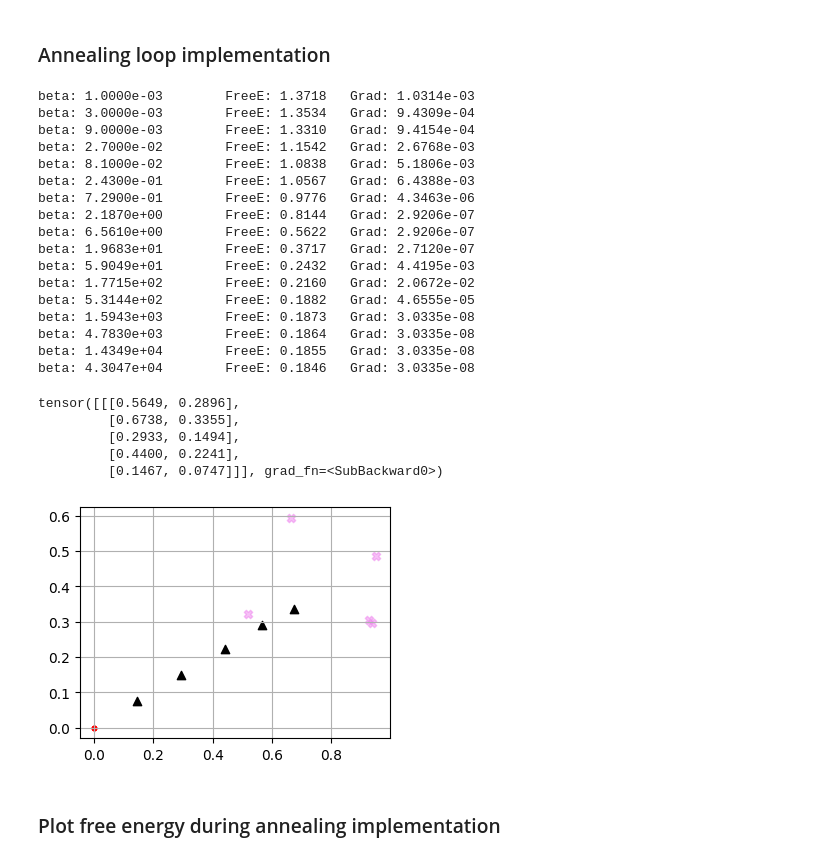
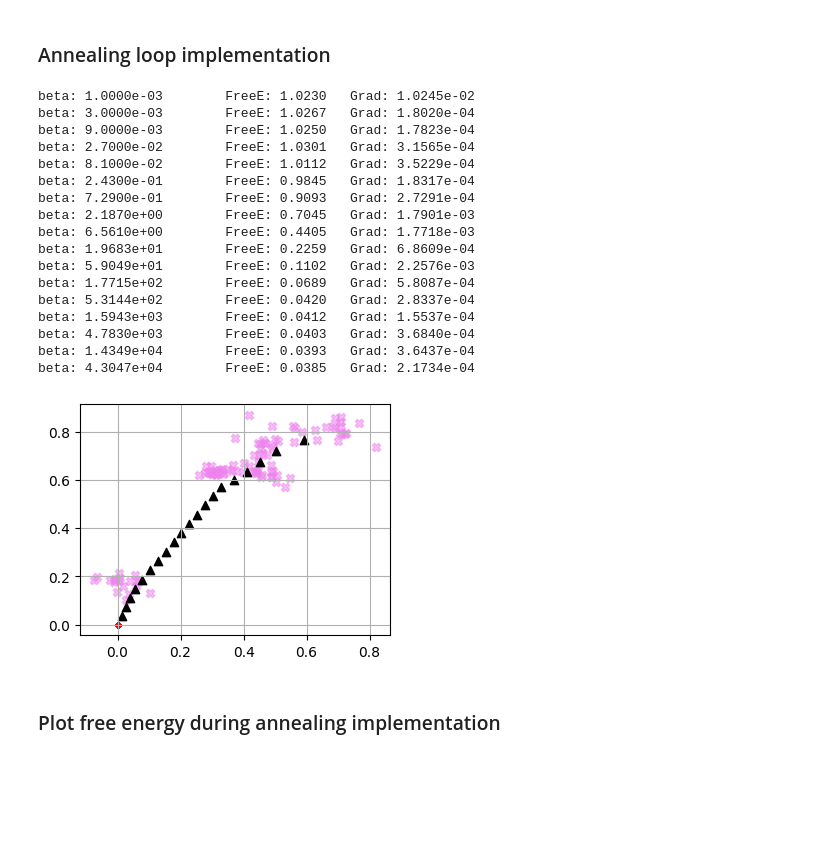
Before and after one commit to salar96/LearningFLPO, a Jupyter notebook: main.ipynb, the cells around one changed output. Saved outputs shown, nothing was run; the diff lists cells and outputs as text; code cells hidden in the pictures; blank space fills up the shorter version.

```diff
--- a/main.ipynb
+++ b/main.ipynb
@@ -341,7 +127,7 @@ optim_iters = 500
 optim_step = 0.01
 b_min = 1e-3
 beta = 1e3
-F_base, FreeEnergy, G = Adam_at_beta(
+F_base, FreeEnergy, G = GD.Adam_at_beta(
     F_base, START_locs, END_locs, vrp_net, lse_net, optim_iters,
     optim_step, b_min, beta, D_max_range=2.0, allowPrint=True)
 # %% [output]
@@ -402,44 +159,36 @@ plot_UAV_FLPO(START_locs, END_locs, F_base, (4,3))
 beta_min = 1e-3
 beta_max = 1e5
 beta_grow = 3
-beta = 1e-3
-optim_iters = 200
-optim_step = 0.1 # 0.1 for gd0, use < 0.01 for the other two optimizers
+optim_iters = 100
+optim_step = 0.01 # 0.1 for gd0, use < 0.01 for the other two optimizers
 
 F_base, b_arr, F_arr = anneal(
-    F_base, num_drones, vrp_net, lse_net, optim_iters, optim_step,
+    F_base, START_locs,END_locs, vrp_net, lse_net, optim_iters, optim_step,
     beta_min, beta_max, beta_grow, D_max_range=2.0,
-    optimizer_name='gradient_descent0', allowPrint=True)
+    optimizer_name='adam', allowPrint=True)
 # %% [output]
-beta: 1.0000e-03        FreeE: 1.3718   Grad: 1.0314e-03
-beta: 3.0000e-03        FreeE: 1.3534   Grad: 9.4309e-04
-beta: 9.0000e-03        FreeE: 1.3310   Grad: 9.4154e-04
-beta: 2.7000e-02        FreeE: 1.1542   Grad: 2.6768e-03
-beta: 8.1000e-02        FreeE: 1.0838   Grad: 5.1806e-03
-beta: 2.4300e-01        FreeE: 1.0567   Grad: 6.4388e-03
-beta: 7.2900e-01        FreeE: 0.9776   Grad: 4.3463e-06
-beta: 2.1870e+00        FreeE: 0.8144   Grad: 2.9206e-07
-beta: 6.5610e+00        FreeE: 0.5622   Grad: 2.9206e-07
-beta: 1.9683e+01        FreeE: 0.3717   Grad: 2.7120e-07
-beta: 5.9049e+01        FreeE: 0.2432   Grad: 4.4195e-03
-beta: 1.7715e+02        FreeE: 0.2160   Grad: 2.0672e-02
-beta: 5.3144e+02        FreeE: 0.1882   Grad: 4.6555e-05
-beta: 1.5943e+03        FreeE: 0.1873   Grad: 3.0335e-08
-beta: 4.7830e+03        FreeE: 0.1864   Grad: 3.0335e-08
-beta: 1.4349e+04        FreeE: 0.1855   Grad: 3.0335e-08
-beta: 4.3047e+04        FreeE: 0.1846   Grad: 3.0335e-08
+beta: 1.0000e-03        FreeE: 1.0230   Grad: 1.0245e-02
+beta: 3.0000e-03        FreeE: 1.0267   Grad: 1.8020e-04
+beta: 9.0000e-03        FreeE: 1.0250   Grad: 1.7823e-04
+beta: 2.7000e-02        FreeE: 1.0301   Grad: 3.1565e-04
+beta: 8.1000e-02        FreeE: 1.0112   Grad: 3.5229e-04
+beta: 2.4300e-01        FreeE: 0.9845   Grad: 1.8317e-04
+beta: 7.2900e-01        FreeE: 0.9093   Grad: 2.7291e-04
+beta: 2.1870e+00        FreeE: 0.7045   Grad: 1.7901e-03
+beta: 6.5610e+00        FreeE: 0.4405   Grad: 1.7718e-03
+beta: 1.9683e+01        FreeE: 0.2259   Grad: 6.8609e-04
+beta: 5.9049e+01        FreeE: 0.1102   Grad: 2.2576e-03
+beta: 1.7715e+02        FreeE: 0.0689   Grad: 5.8087e-04
+beta: 5.3144e+02        FreeE: 0.0420   Grad: 2.8337e-04
+beta: 1.5943e+03        FreeE: 0.0412   Grad: 1.5537e-04
+beta: 4.7830e+03        FreeE: 0.0403   Grad: 3.6840e-04
+beta: 1.4349e+04        FreeE: 0.0393   Grad: 3.6437e-04
+beta: 4.3047e+04        FreeE: 0.0385   Grad: 2.1734e-04
-# %%
-F_base
-# %% [output]
-tensor([[[0.5649, 0.2896],
-         [0.6738, 0.3355],
-         [0.2933, 0.1494],
-         [0.4400, 0.2241],
-         [0.1467, 0.0747]]], grad_fn=<SubBackward0>)
 # %%
 plot_UAV_FLPO(START_locs, END_locs, F_base, (4,3))
+plot_UAV_FLPO_3D(START_locs, END_locs, F_base)
 # %% [output]
-[figure, old version]
+[figure, new version]
 # %% [markdown]
 ### Plot free energy during annealing implementation
 # %%
```
Also changed, not shown: parts of 16 cells of this notebook, 4 other files.
